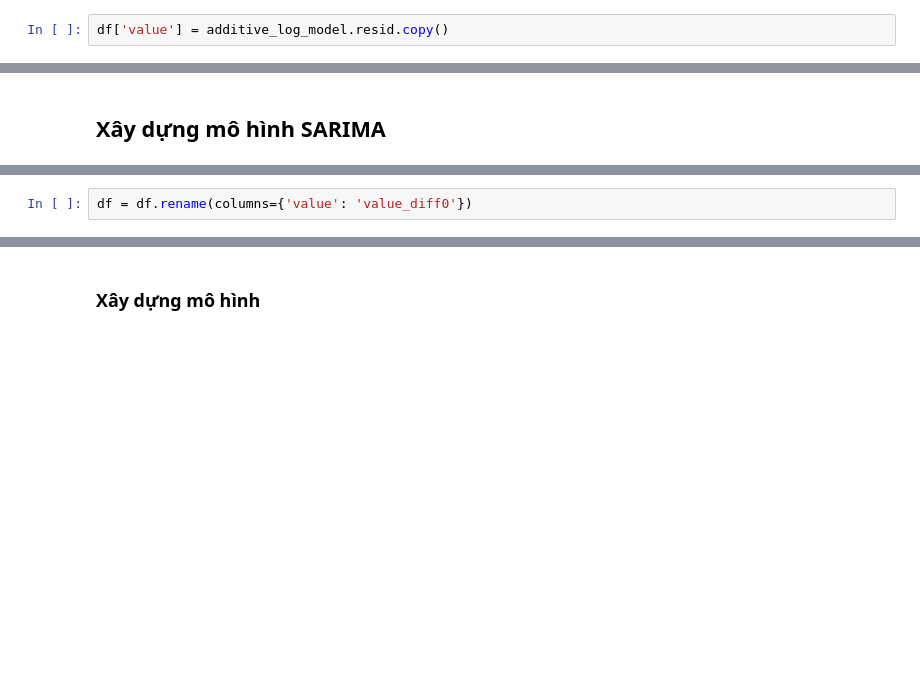
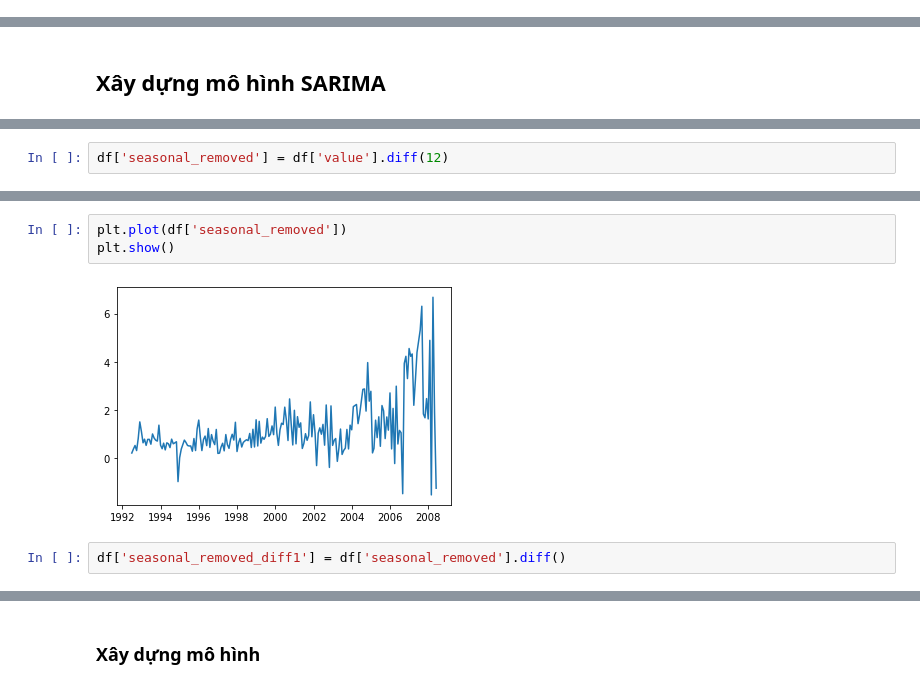
Before and after one commit to mdnam2410/hcmus-da, a Jupyter notebook: hw4/hw4.ipynb, the cells around one changed output, grey strips where cells are left out. Saved outputs shown, nothing was run; the diff lists cells and outputs as text; blank space fills up the shorter version.

Commit message:
Work on SARIMA model

```diff
--- a/hw4/hw4.ipynb
+++ b/hw4/hw4.ipynb
@@ -81,5 +35,3 @@ plt.show()
-# %%
-df['value'] = additive_log_model.resid.copy()
 # %% [markdown]
 # SARIMA
 # %% [markdown]
@@ -91,2 +43,2 @@ df['value'] = additive_log_model.resid.copy()
 # %%
-df = df.rename(columns={'value': 'value_diff0'})
+df['seasonal_removed'] = df['value'].diff(12)
@@ -118,0 +45,7 @@ for i in range(difference_order + 1):
+# %%
+plt.plot(df['seasonal_removed'])
+plt.show()
+# %% [output]
+[figure, added]
+# %%
+df['seasonal_removed_diff1'] = df['seasonal_removed'].diff()
```
Also changed, not shown: parts of 28 cells of this notebook.
